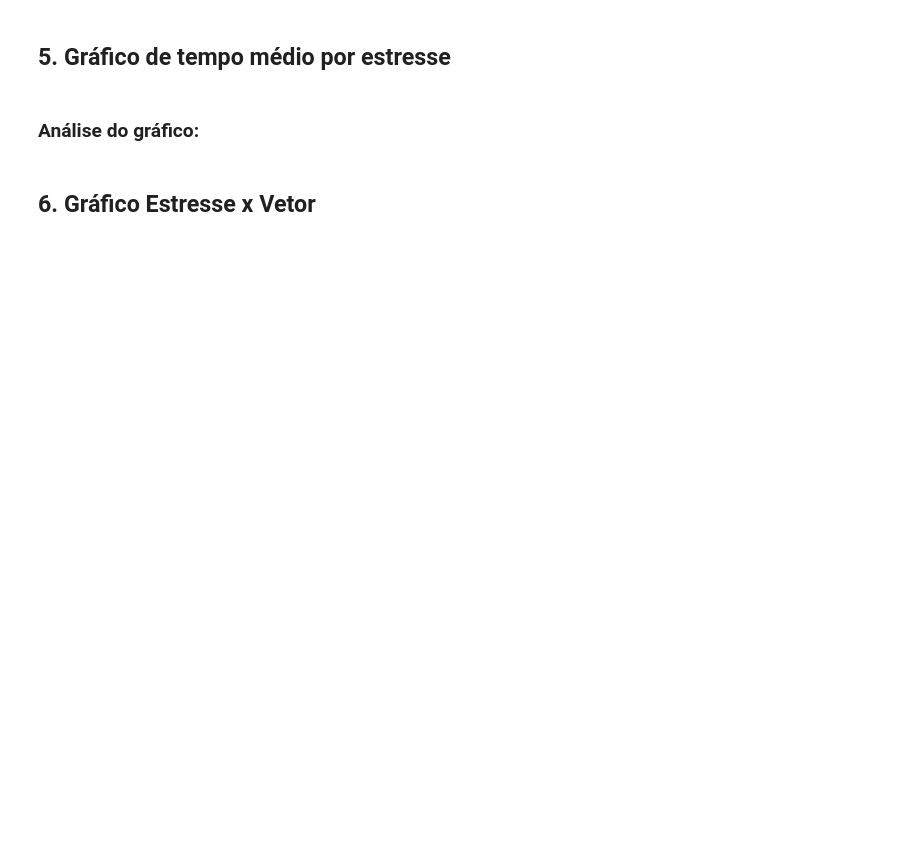
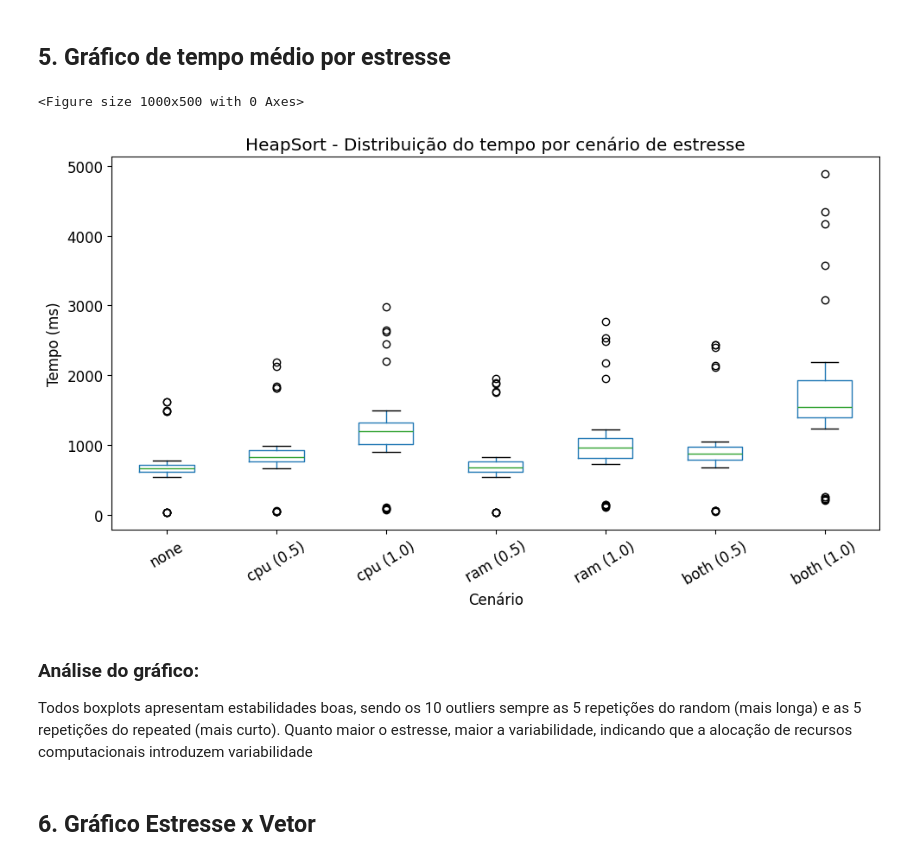
Before and after one commit to E-434/An-lise-de-Desempenho, a Jupyter notebook: Notebooks/AnaliseHeapsort.ipynb, the cells around one changed output. Drawn from its saved outputs; the diff is of its cells as text; code cells hidden in the pictures; blank space fills up the shorter version.

```diff
--- a/Notebooks/AnaliseHeapsort.ipynb
+++ b/Notebooks/AnaliseHeapsort.ipynb
@@ -56,18 +113,52 @@ plt.show()
 # %% [markdown]
 ## 5. Gráfico de tempo médio por estresse
 # %%
-plt.figure(figsize=(8,5))
-heap.boxplot(column="time_ms", by="stress", grid=False)
+heap["cenario"] = heap.apply(
+    lambda x: "none"
+    if x["stress"] == "none"
+    else f'{x["stress"]} ({x["carga"]})',
+    axis=1
+)
 
-plt.title("HeapSort - Distribuição do tempo por nível de estresse")
+ordem = [
+    "none",
+    "cpu (0.5)",
+    "cpu (1.0)",
+    "ram (0.5)",
+    "ram (1.0)",
+    "both (0.5)",
+    "both (1.0)"
+]
+
+heap["cenario"] = pd.Categorical(
+    heap["cenario"],
+    categories=ordem,
+    ordered=True
+)
+
+plt.figure(figsize=(10,5))
+
+heap.boxplot(
+    column="time_ms",
+    by="cenario",
+    grid=False
+)
+
+plt.title("HeapSort - Distribuição do tempo por cenário de estresse")
 plt.suptitle("")
 plt.ylabel("Tempo (ms)")
-plt.xlabel("Nível de estresse")
+plt.xlabel("Cenário")
+
+plt.xticks(rotation=30)
 
 plt.tight_layout()
 plt.show()
+# %% [output]
+<Figure size 1000x500 with 0 Axes>
+[figure, added]
 # %% [markdown]
 ### Análise do gráfico:
+Todos boxplots apresentam estabilidades boas, sendo os 10 outliers sempre as 5 repetições do random (mais longa) e as 5 repetições do repeated (mais curto). Quanto maior o estresse, maior a variabilidade, indicando que a alocação de recursos computacionais introduzem variabilidade
 # %% [markdown]
 ## 6. Gráfico Estresse x Vetor
 # %%
```
Also changed, not shown: parts of 18 cells of this notebook, 5 other files.
